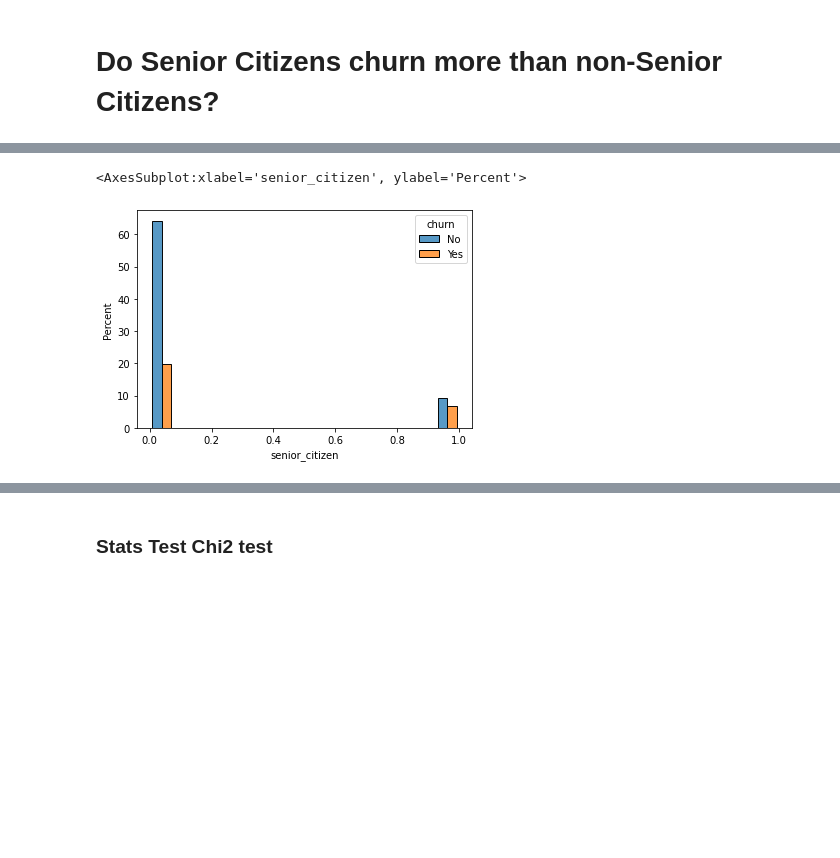
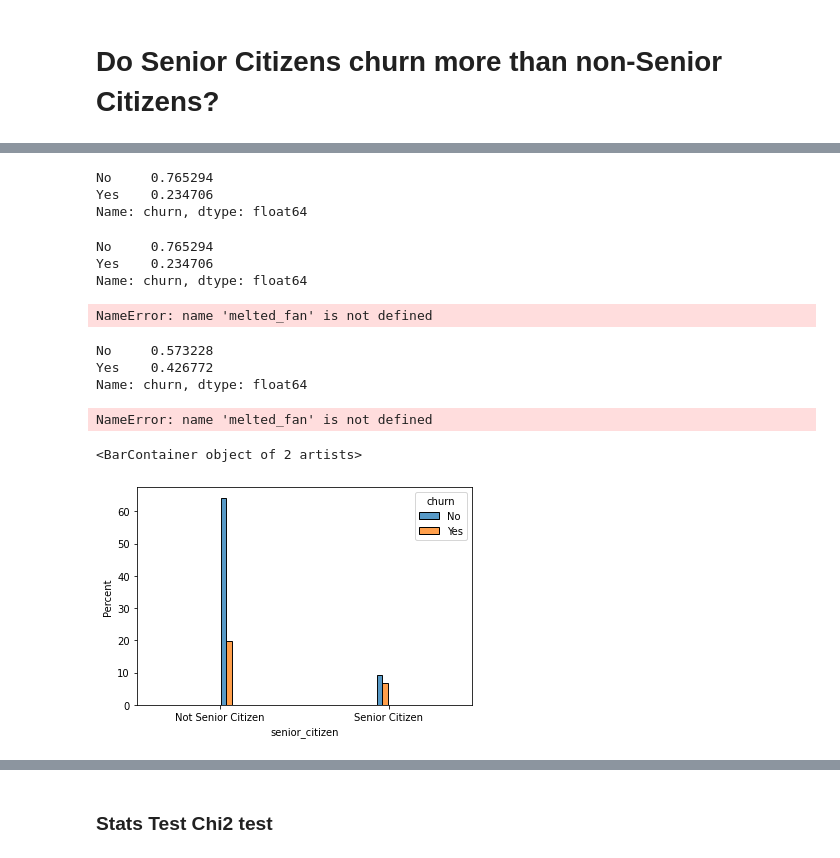
Before and after one commit to Yvette-Ibarra/classification-project, a Jupyter notebook: working_notebook.ipynb, the cells around one changed output, grey strips where cells are left out. Drawn from its saved outputs; the diff is of its cells as text; code cells hidden in the pictures; blank space fills up the shorter version.

```diff
--- a/working_notebook.ipynb
+++ b/working_notebook.ipynb
@@ -245,6 +369,39 @@ Because the p-value (nan) is less than alpha value (0.05), we reject the null hy
+# %%
+sub_notsenior.churn.value_counts(normalize= True)
+# %% [output]
+No     0.765294
+Yes    0.234706
+Name: churn, dtype: float64
+# %%
+sub_notsenior.churn.value_counts(normalize= True)
+# %% [output]
+No     0.765294
+Yes    0.234706
+Name: churn, dtype: float64
+# %%
+melted_fan['perc'] =  melted_fan.groupby('variable')['value'].apply(lambda x:100*x/x.sum())
+sns.barplot(x="value", y="variable", hue="Gender",
+                  data=melted_fan, ci=None)
+# %% [output]
+NameError: name 'melted_fan' is not defined
+# %%
+sub_issenior.churn.value_counts(normalize = True)
+# %% [output]
+No     0.573228
+Yes    0.426772
+Name: churn, dtype: float64
+# %%
+sns.barplot(x='senior_citizen', y="churn", hue="churn",
+                  data=melted_fan, ci=None)
+# %% [output]
+NameError: name 'melted_fan' is not defined
 # %%
-sns.histplot(data = train, x= train.senior_citizen, stat="percent", multiple="dodge", shrink=.8, hue='churn')
+fig, ax = plt.subplots()
+ax =sns.histplot(data = train, x= train.senior_citizen, stat="percent", multiple="dodge", shrink=.8, hue='churn')
+ax.bar(['Not Senior Citizen', 'Senior Citizen'],0)
+
+
 # sns.histplot(data = train, x=train.senior_citizen == 0, stat="percent")
 # %% [output]
-<AxesSubplot:xlabel='senior_citizen', ylabel='Percent'>
+<BarContainer object of 2 artists>
-[figure, old version]
+[figure, new version]
```
Also changed, not shown: parts of 53 cells of this notebook, 2 other files.
